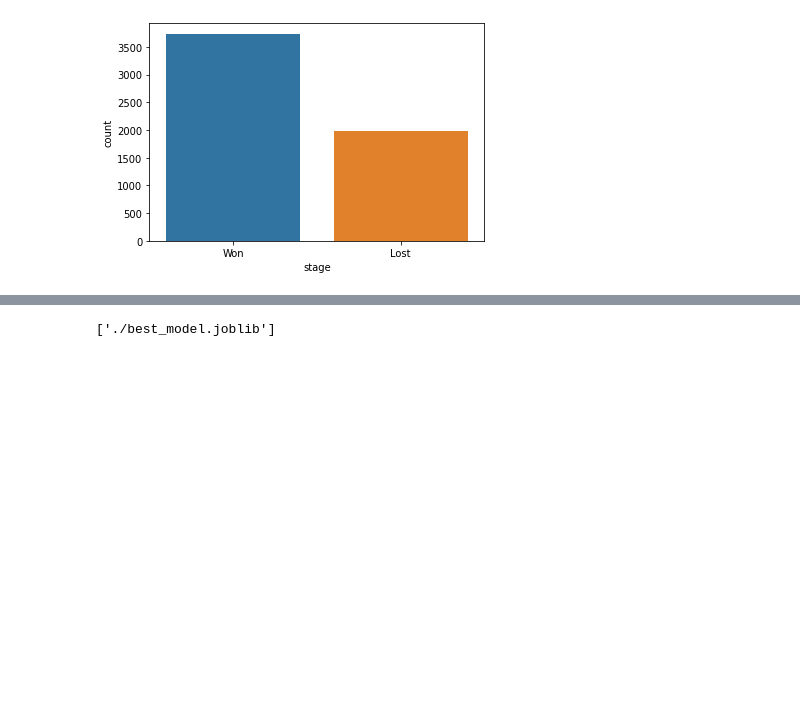
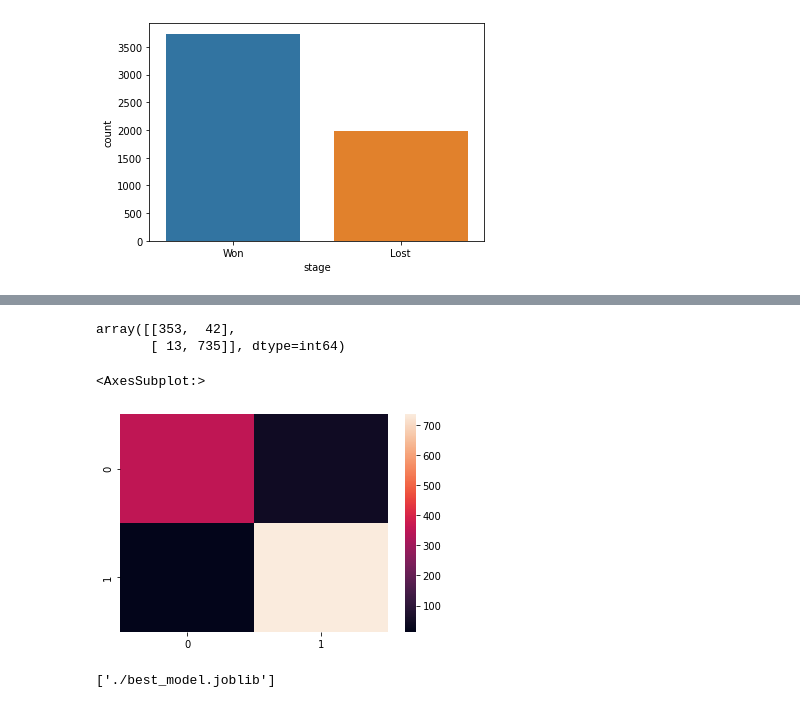
Before and after one commit to sajjad-yazdanparast/won_lost_classifier, a Jupyter notebook: main.ipynb, the cells around one changed output, grey strips where cells are left out. Saved outputs shown, nothing was run; the diff lists cells and outputs as text; code cells hidden in the pictures; blank space fills up the shorter version.

```diff
--- a/main.ipynb
+++ b/main.ipynb
@@ -198,3 +234,13 @@ cohen_kappa_score(y_pred,y_test)
+# %%
+confusion_matrix(y_test,y_pred )
+# %% [output]
+array([[353,  42],
+       [ 13, 735]], dtype=int64)
+# %%
+sns.heatmap(confusion_matrix(y_test,y_pred))
+# %% [output]
+<AxesSubplot:>
+[figure, added]
 # %%
 import joblib
 # %%
```
Also changed, not shown: parts of 14 cells of this notebook, 2 other files.
